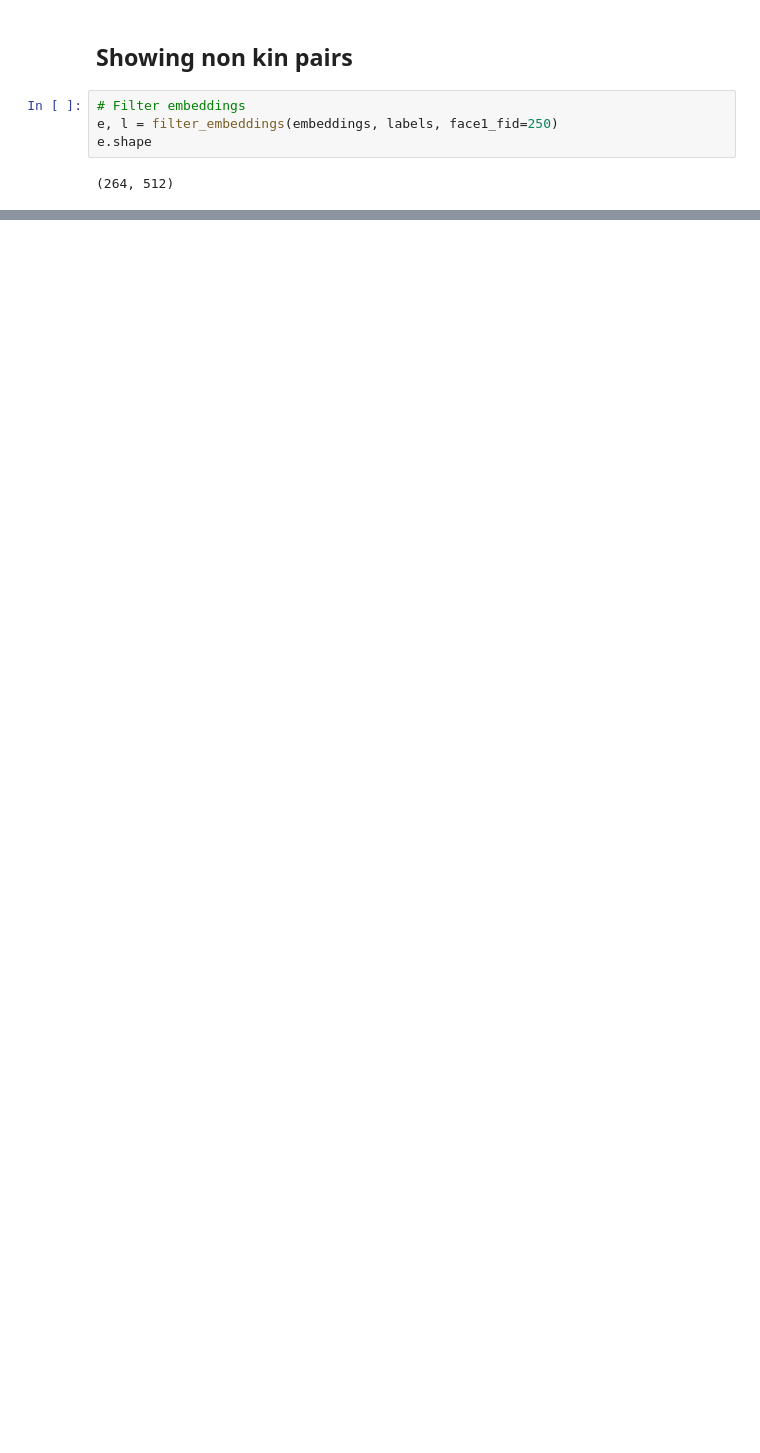
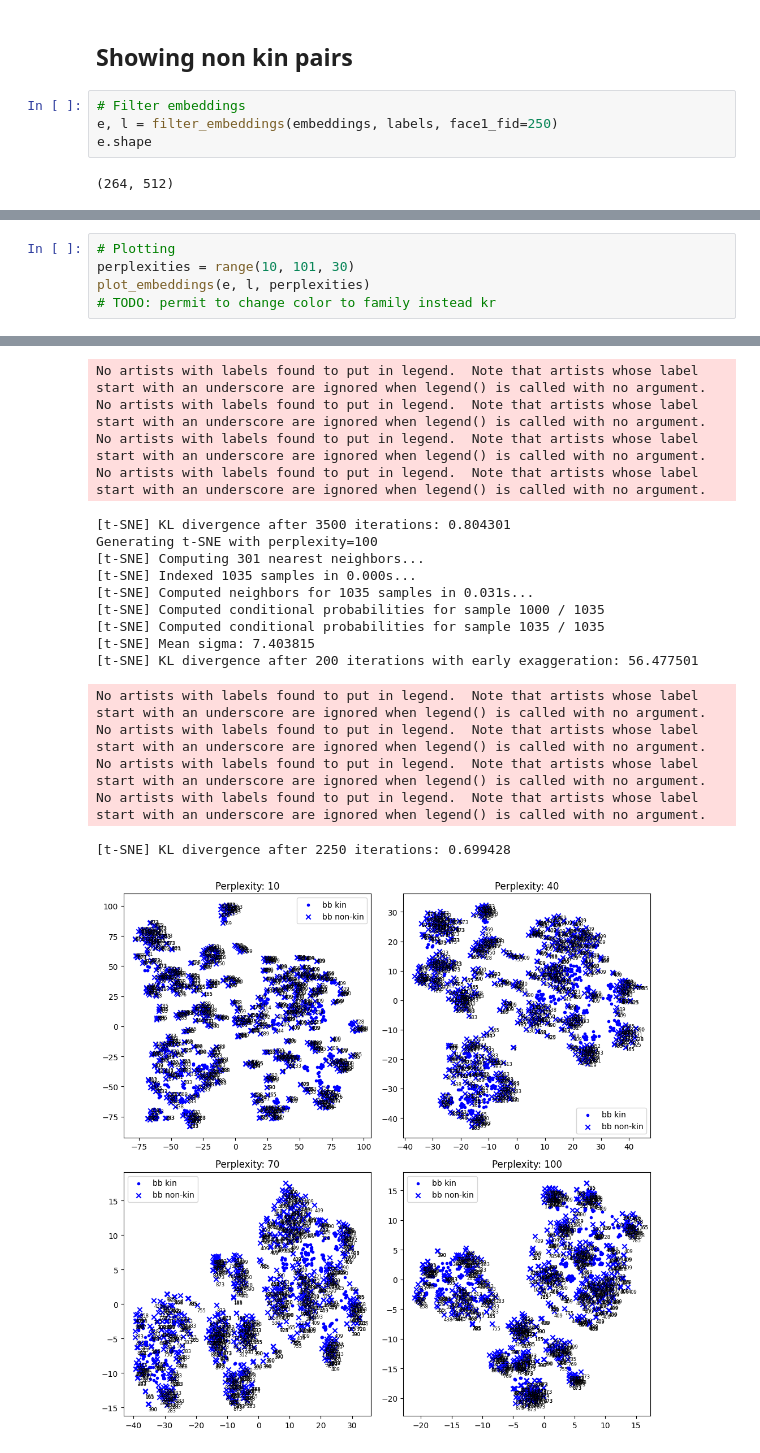
Before and after one commit to vitalwarley/research, a Jupyter notebook: notebooks/tsne_pairs.ipynb, the cells around one changed output, grey strips where cells are left out. Cells and saved outputs as stored; diff of their text form; blank space fills up the shorter version.

```diff
--- a/notebooks/tsne_pairs.ipynb
+++ b/notebooks/tsne_pairs.ipynb
@@ -214,0 +252,6 @@ Generating t-SNE with perplexity=10
+# %%
+# Plotting
+perplexities = range(10, 101, 30)
+plot_embeddings(e, l, perplexities)
+# TODO: permit to change color to family instead kr
+# %% [output]
@@ -214,0 +292,19 @@ Generating t-SNE with perplexity=10
+No artists with labels found to put in legend.  Note that artists whose label start with an underscore are ignored when legend() is called with no argument.
+No artists with labels found to put in legend.  Note that artists whose label start with an underscore are ignored when legend() is called with no argument.
+No artists with labels found to put in legend.  Note that artists whose label start with an underscore are ignored when legend() is called with no argument.
+No artists with labels found to put in legend.  Note that artists whose label start with an underscore are ignored when legend() is called with no argument.
+[t-SNE] KL divergence after 3500 iterations: 0.804301
+Generating t-SNE with perplexity=100
+[t-SNE] Computing 301 nearest neighbors...
+[t-SNE] Indexed 1035 samples in 0.000s...
+[t-SNE] Computed neighbors for 1035 samples in 0.031s...
+[t-SNE] Computed conditional probabilities for sample 1000 / 1035
+[t-SNE] Computed conditional probabilities for sample 1035 / 1035
+[t-SNE] Mean sigma: 7.403815
+[t-SNE] KL divergence after 200 iterations with early exaggeration: 56.477501
+No artists with labels found to put in legend.  Note that artists whose label start with an underscore are ignored when legend() is called with no argument.
+No artists with labels found to put in legend.  Note that artists whose label start with an underscore are ignored when legend() is called with no argument.
+No artists with labels found to put in legend.  Note that artists whose label start with an underscore are ignored when legend() is called with no argument.
+No artists with labels found to put in legend.  Note that artists whose label start with an underscore are ignored when legend() is called with no argument.
+[t-SNE] KL divergence after 2250 iterations: 0.699428
+[figure, added]
```
Also changed, not shown: parts of 6 cells of this notebook, 1 other file.
